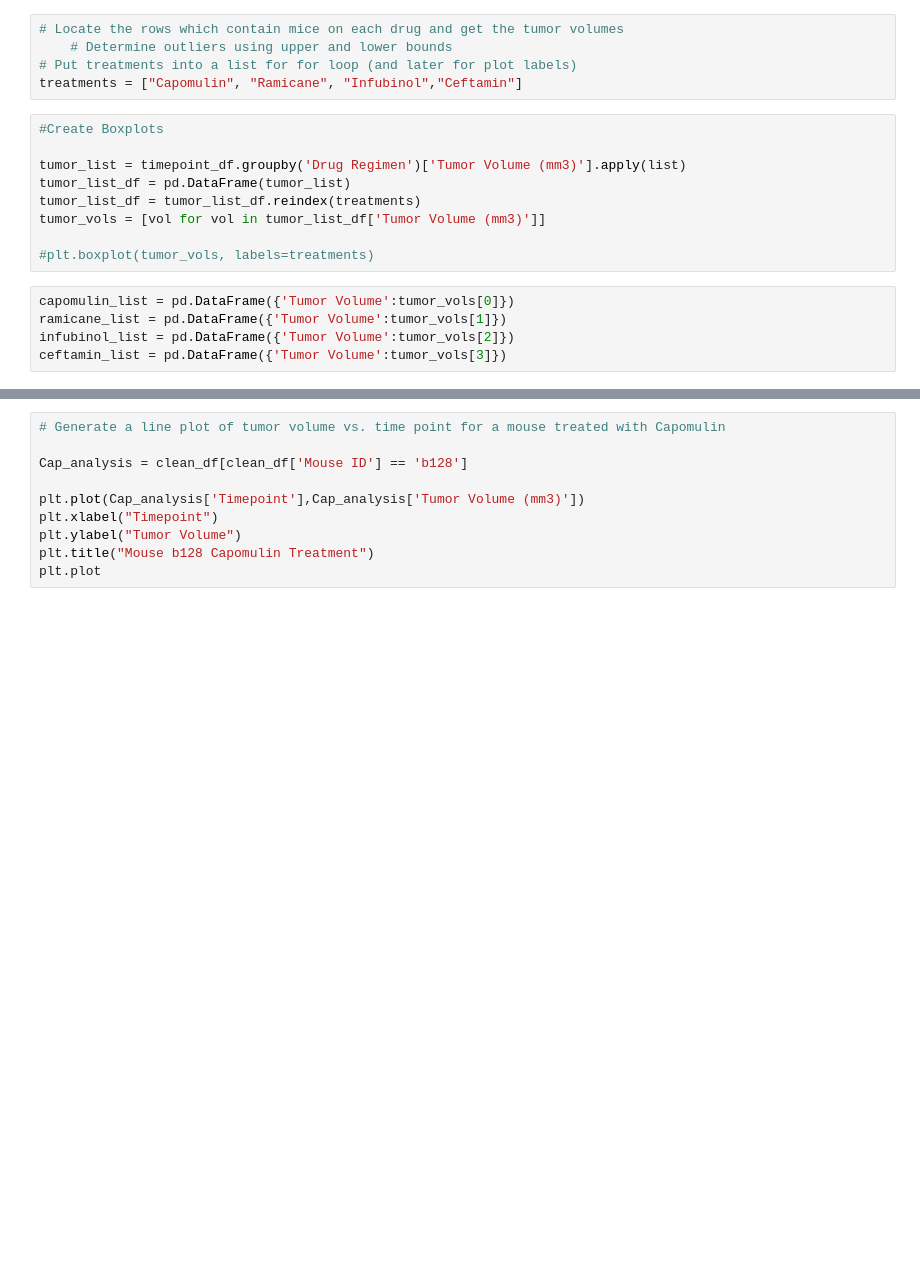
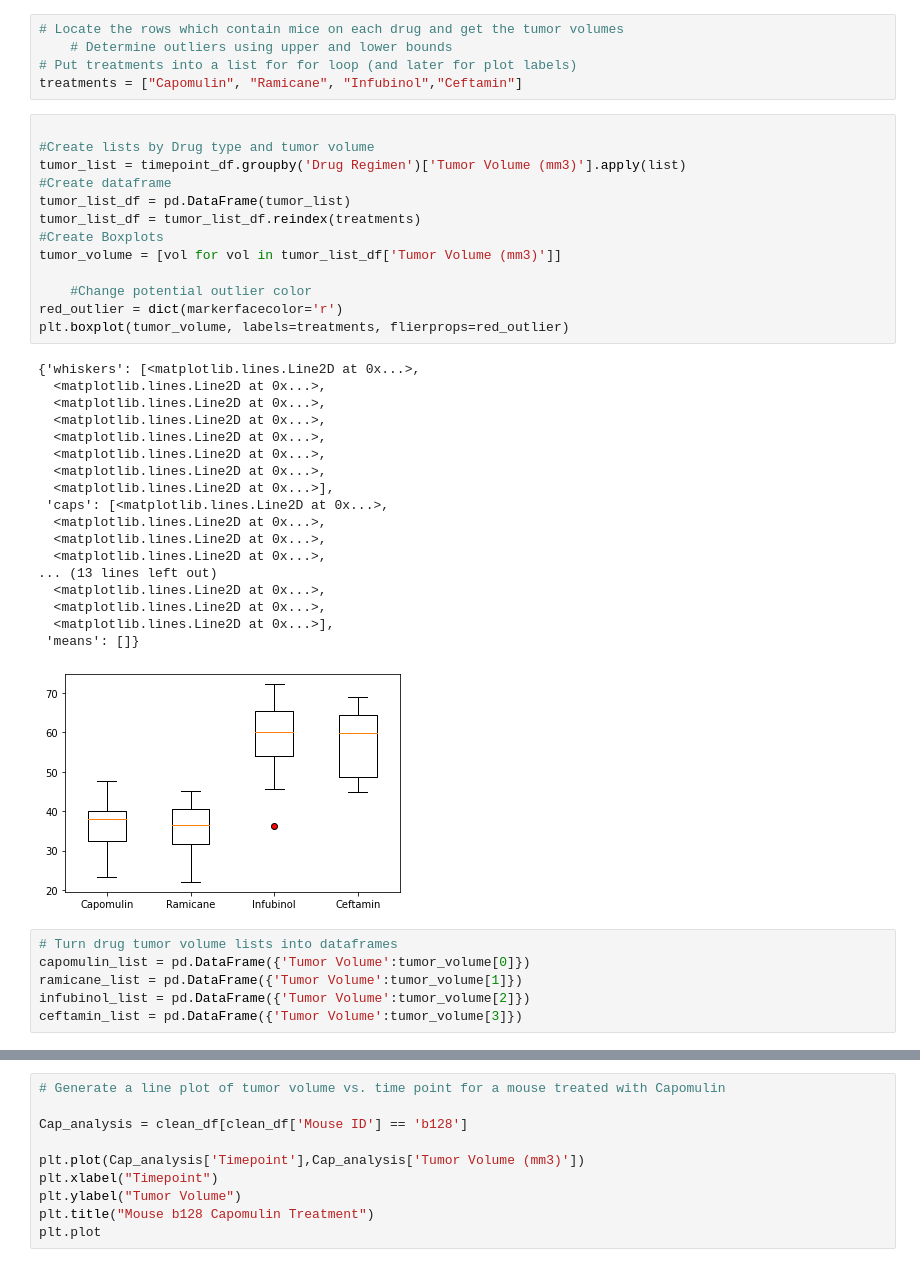
Before and after one commit to alekyaagadiraju/Matplotlib-challenge, a Jupyter notebook: Pharma.ipynb, the cells around one changed output, grey strips where cells are left out. Cells and saved outputs as stored; diff of their text form; blank space fills up the shorter version.

Commit message:
Added outlier analysis

```diff
--- a/Pharma.ipynb
+++ b/Pharma.ipynb
@@ -200,18 +185,42 @@ timepoint_df
 # Put treatments into a list for for loop (and later for plot labels)
 treatments = ["Capomulin", "Ramicane", "Infubinol","Ceftamin"]
 # %%
-#Create Boxplots
 
+#Create lists by Drug type and tumor volume
 tumor_list = timepoint_df.groupby('Drug Regimen')['Tumor Volume (mm3)'].apply(list)
+#Create dataframe
 tumor_list_df = pd.DataFrame(tumor_list)
 tumor_list_df = tumor_list_df.reindex(treatments)
-tumor_vols = [vol for vol in tumor_list_df['Tumor Volume (mm3)']]
+#Create Boxplots
+tumor_volume = [vol for vol in tumor_list_df['Tumor Volume (mm3)']]
 
-#plt.boxplot(tumor_vols, labels=treatments)
+    #Change potential outlier color
+red_outlier = dict(markerfacecolor='r')
+plt.boxplot(tumor_volume, labels=treatments, flierprops=red_outlier)
+# %% [output]
+{'whiskers': [<matplotlib.lines.Line2D at 0x...>,
+  <matplotlib.lines.Line2D at 0x...>,
+  <matplotlib.lines.Line2D at 0x...>,
+  <matplotlib.lines.Line2D at 0x...>,
+  <matplotlib.lines.Line2D at 0x...>,
+  <matplotlib.lines.Line2D at 0x...>,
+  <matplotlib.lines.Line2D at 0x...>,
+  <matplotlib.lines.Line2D at 0x...>],
+ 'caps': [<matplotlib.lines.Line2D at 0x...>,
+  <matplotlib.lines.Line2D at 0x...>,
+  <matplotlib.lines.Line2D at 0x...>,
+  <matplotlib.lines.Line2D at 0x...>,
+... (13 lines left out)
+  <matplotlib.lines.Line2D at 0x...>,
+  <matplotlib.lines.Line2D at 0x...>,
+  <matplotlib.lines.Line2D at 0x...>],
+ 'means': []}
+[figure, added]
 # %%
-capomulin_list = pd.DataFrame({'Tumor Volume':tumor_vols[0]})
-ramicane_list = pd.DataFrame({'Tumor Volume':tumor_vols[1]})
-infubinol_list = pd.DataFrame({'Tumor Volume':tumor_vols[2]})
-ceftamin_list = pd.DataFrame({'Tumor Volume':tumor_vols[3]})
+# Turn drug tumor volume lists into dataframes
+capomulin_list = pd.DataFrame({'Tumor Volume':tumor_volume[0]})
+ramicane_list = pd.DataFrame({'Tumor Volume':tumor_volume[1]})
+infubinol_list = pd.DataFrame({'Tumor Volume':tumor_volume[2]})
+ceftamin_list = pd.DataFrame({'Tumor Volume':tumor_volume[3]})
 # %%
 #Capomulin IQR and outlier data
```
Also changed, not shown: parts of 15 cells of this notebook.
